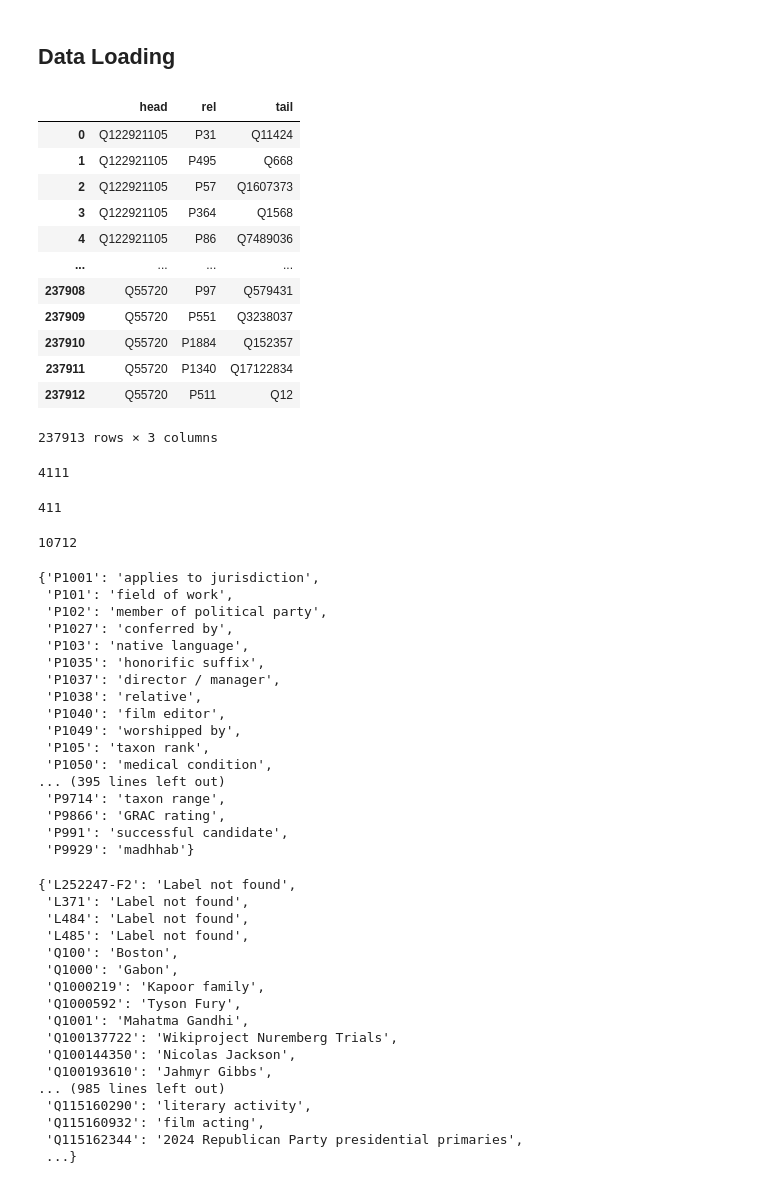
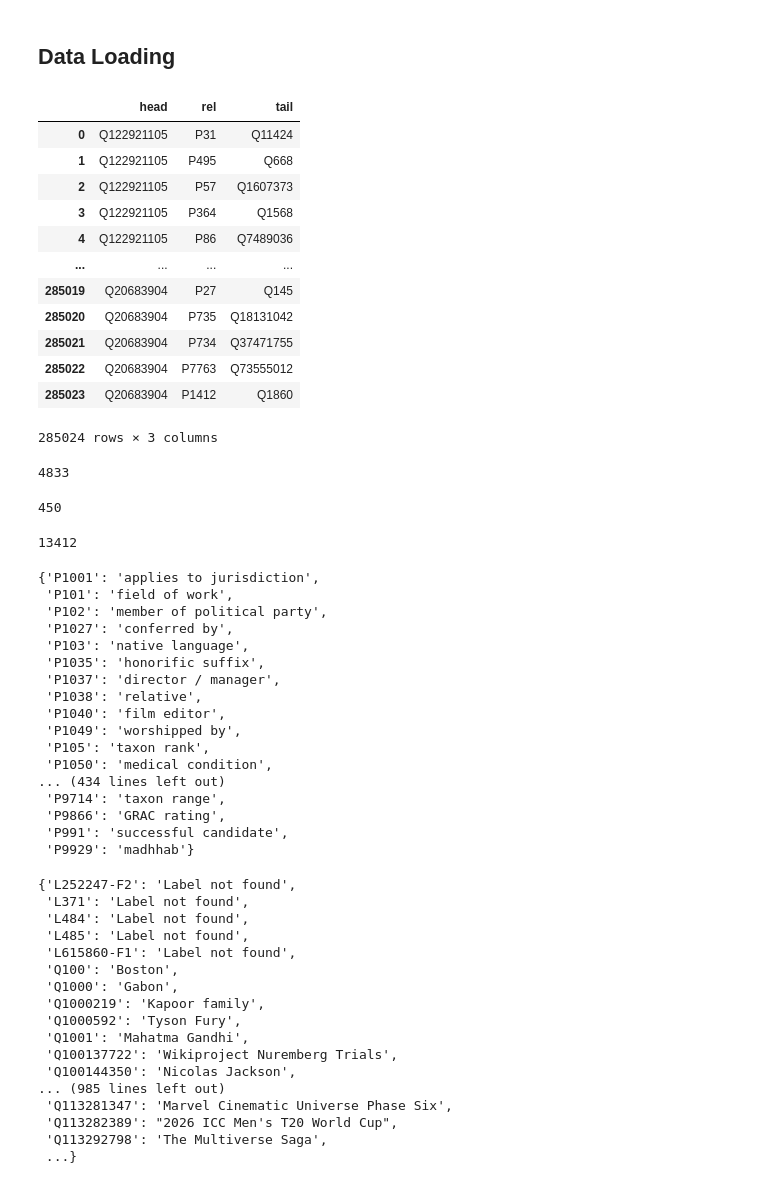
Before and after one commit to Loris697/knowledge2dataset, a Jupyter notebook: DataPreprocessingAndFindName.ipynb, the cells around one changed output. Cells and saved outputs as stored; diff of their text form; code cells hidden in the pictures.

```diff
--- a/DataPreprocessingAndFindName.ipynb
+++ b/DataPreprocessingAndFindName.ipynb
@@ -36,41 +36,41 @@ def fetch_labels_in_batches(ids, batch_size=50):
 #Set a min count to have a smaller dataset and avoid non-meaningful embedding
 min_occ = 5
 # %%
-df_most_clicked = pd.read_csv('most_clicked_pages.csv', header=0, names=["head", "rel", "tail"])
+df_most_clicked = pd.read_csv('data/most_clicked_pages.csv', header=0, names=["head", "rel", "tail"]).drop_duplicates().reset_index(drop=True)
 df_most_clicked
 # %% [output]
 |  | head | rel | tail |
 | 0 | Q122921105 | P31 | Q11424 |
 | 1 | Q122921105 | P495 | Q668 |
 | 2 | Q122921105 | P57 | Q1607373 |
 | 3 | Q122921105 | P364 | Q1568 |
 | 4 | Q122921105 | P86 | Q7489036 |
 | ... | ... | ... | ... |
-| 237908 | Q55720 | P97 | Q579431 |
-| 237909 | Q55720 | P551 | Q3238037 |
-| 237910 | Q55720 | P1884 | Q152357 |
-| 237911 | Q55720 | P1340 | Q17122834 |
-| 237912 | Q55720 | P511 | Q12 |
+| 285019 | Q20683904 | P27 | Q145 |
+| 285020 | Q20683904 | P735 | Q18131042 |
+| 285021 | Q20683904 | P734 | Q37471755 |
+| 285022 | Q20683904 | P7763 | Q73555012 |
+| 285023 | Q20683904 | P1412 | Q1860 |
-237913 rows × 3 columns
+285024 rows × 3 columns
 # %%
 tail = df_most_clicked.groupby('tail').count()['head']
 tail_repeated = tail[tail > min_occ]
 # %%
 len(tail_repeated)
 # %% [output]
-4111
+4833
 # %%
 df_most_clicked_reduced = df_most_clicked.query(' tail in @tail_repeated.index')
 # %%
 unique_rel = np.unique(df_most_clicked_reduced.rel)
 len(unique_rel)
 # %% [output]
-411
+450
 # %%
 unique_object = np.unique(list(df_most_clicked_reduced['head']) + list(df_most_clicked_reduced['tail']))
 len(unique_object)
 # %% [output]
-10712
+13412
 # %%
 rel_labels = fetch_labels_in_batches(unique_rel)
 rel_labels
@@ -87,7 +87,7 @@ rel_labels
  'P1049': 'worshipped by',
  'P105': 'taxon rank',
  'P1050': 'medical condition',
-... (395 lines left out)
+... (434 lines left out)
  'P9714': 'taxon range',
  'P9866': 'GRAC rating',
  'P991': 'successful candidate',
@@ -100,6 +100,7 @@ entity_labels
  'L371': 'Label not found',
  'L484': 'Label not found',
  'L485': 'Label not found',
+ 'L615860-F1': 'Label not found',
  'Q100': 'Boston',
  'Q1000': 'Gabon',
  'Q1000219': 'Kapoor family',
@@ -107,11 +108,10 @@ entity_labels
  'Q1001': 'Mahatma Gandhi',
  'Q100137722': 'Wikiproject Nuremberg Trials',
  'Q100144350': 'Nicolas Jackson',
- 'Q100193610': 'Jahmyr Gibbs',
 ... (985 lines left out)
- 'Q115160290': 'literary activity',
- 'Q115160932': 'film acting',
- 'Q115162344': '2024 Republican Party presidential primaries',
+ 'Q113281347': 'Marvel Cinematic Universe Phase Six',
+ 'Q113282389': "2026 ICC Men's T20 World Cup",
+ 'Q113292798': 'The Multiverse Saga',
  ...}
 # %%
 rel_dataframe = pd.DataFrame({
```
Also changed, not shown: parts of 3 cells of this notebook, 11 other files.
